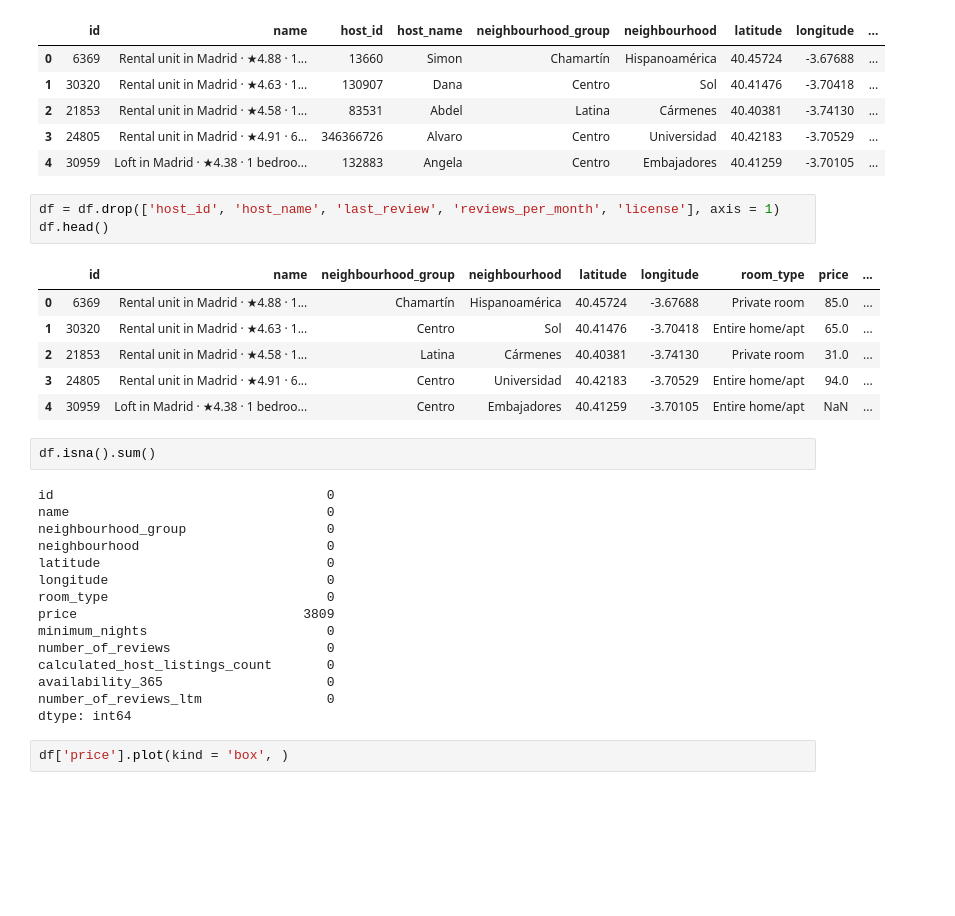
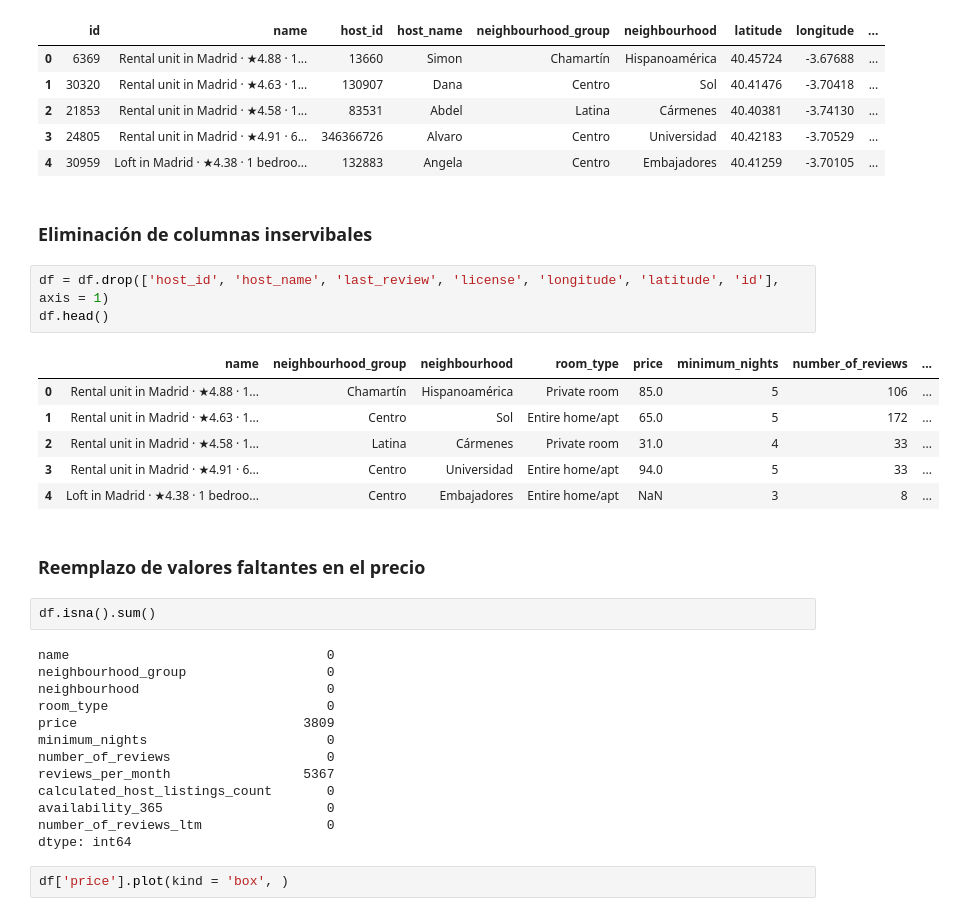
Before and after one commit to EstebanGomezVal/iteso-data-analytics, a Jupyter notebook: notebooks/Kmeans_madrid.ipynb, the cells around one changed output. Drawn from its saved outputs; the diff is of its cells as text; blank space fills up the shorter version.

Commit message:
Kmeans de madrid

```diff
--- a/notebooks/Kmeans_madrid.ipynb
+++ b/notebooks/Kmeans_madrid.ipynb
@@ -14,29 +21,31 @@ df.head()
 | 2 | 21853 | Rental unit in Madrid · ★4.58 · 1... | 83531 | Abdel | Latina | Cármenes | 40.40381 | -3.74130 | ... |
 | 3 | 24805 | Rental unit in Madrid · ★4.91 · 6... | 346366726 | Alvaro | Centro | Universidad | 40.42183 | -3.70529 | ... |
 | 4 | 30959 | Loft in Madrid · ★4.38 · 1 bedroo... | 132883 | Angela | Centro | Embajadores | 40.41259 | -3.70105 | ... |
+# %% [markdown]
+### Eliminación de columnas inservibales
 # %%
-df = df.drop(['host_id', 'host_name', 'last_review', 'reviews_per_month', 'license'], axis = 1)
+df = df.drop(['host_id', 'host_name', 'last_review', 'license', 'longitude', 'latitude', 'id'], axis = 1)
 df.head()
 # %% [output]
-|  | id | name | neighbourhood_group | neighbourhood | latitude | longitude | room_type | price | ... |
-| 0 | 6369 | Rental unit in Madrid · ★4.88 · 1... | Chamartín | Hispanoamérica | 40.45724 | -3.67688 | Private room | 85.0 | ... |
-| 1 | 30320 | Rental unit in Madrid · ★4.63 · 1... | Centro | Sol | 40.41476 | -3.70418 | Entire home/apt | 65.0 | ... |
-| 2 | 21853 | Rental unit in Madrid · ★4.58 · 1... | Latina | Cármenes | 40.40381 | -3.74130 | Private room | 31.0 | ... |
-| 3 | 24805 | Rental unit in Madrid · ★4.91 · 6... | Centro | Universidad | 40.42183 | -3.70529 | Entire home/apt | 94.0 | ... |
-| 4 | 30959 | Loft in Madrid · ★4.38 · 1 bedroo... | Centro | Embajadores | 40.41259 | -3.70105 | Entire home/apt | NaN | ... |
+|  | name | neighbourhood_group | neighbourhood | room_type | price | minimum_nights | number_of_reviews | ... |
+| 0 | Rental unit in Madrid · ★4.88 · 1... | Chamartín | Hispanoamérica | Private room | 85.0 | 5 | 106 | ... |
+| 1 | Rental unit in Madrid · ★4.63 · 1... | Centro | Sol | Entire home/apt | 65.0 | 5 | 172 | ... |
+| 2 | Rental unit in Madrid · ★4.58 · 1... | Latina | Cármenes | Private room | 31.0 | 4 | 33 | ... |
+| 3 | Rental unit in Madrid · ★4.91 · 6... | Centro | Universidad | Entire home/apt | 94.0 | 5 | 33 | ... |
+| 4 | Loft in Madrid · ★4.38 · 1 bedroo... | Centro | Embajadores | Entire home/apt | NaN | 3 | 8 | ... |
+# %% [markdown]
+### Reemplazo de valores faltantes en el precio
 # %%
 df.isna().sum()
 # %% [output]
-id                                   0
 name                                 0
 neighbourhood_group                  0
 neighbourhood                        0
-latitude                             0
-longitude                            0
 room_type                            0
 price                             3809
 minimum_nights                       0
 number_of_reviews                    0
+reviews_per_month                 5367
 calculated_host_listings_count       0
 availability_365                     0
 number_of_reviews_ltm                0
```
Also changed, not shown: parts of 47 cells of this notebook.
